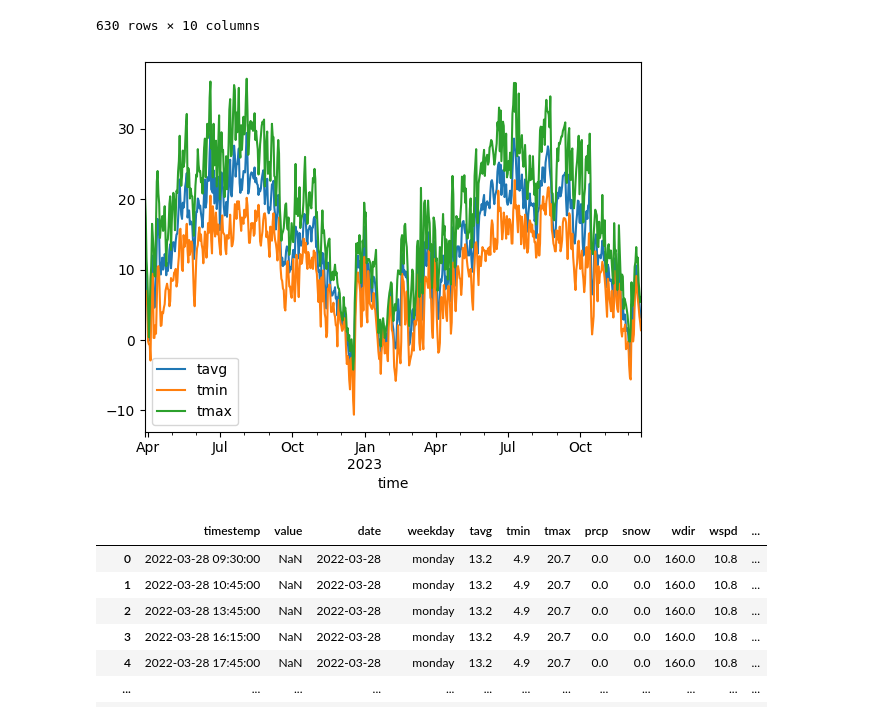
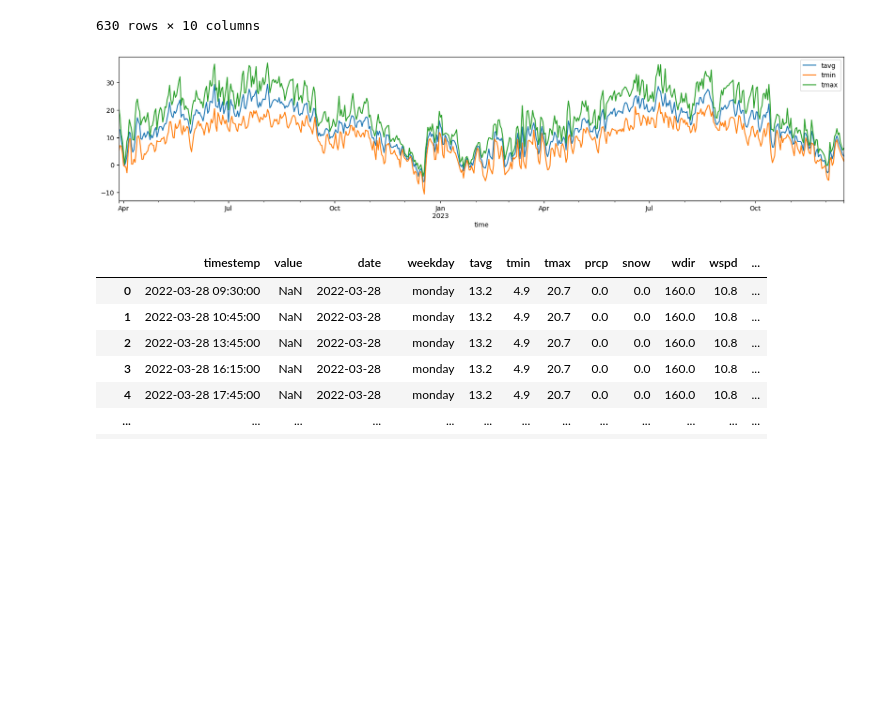
Before and after one commit to PatrykGadziomski/Visitor-prediction, a Jupyter notebook: Project_with_new_data.ipynb, the cells around one changed output. Saved outputs shown, nothing was run; the diff lists cells and outputs as text; code cells hidden in the pictures; blank space fills up the shorter version.

```diff
--- a/Project_with_new_data.ipynb
+++ b/Project_with_new_data.ipynb
@@ -170,10 +170,10 @@ weather_data
 | 2023-12-17 | 3.2 | 1.4 | 6.1 | 0.0 | NaN | 159.0 | 7.1 | 14.8 | 1041.4 | NaN |
 630 rows × 10 columns
 # %%
-weather_data.plot(y=['tavg', 'tmin', 'tmax'])
+weather_data.plot(y=['tavg', 'tmin', 'tmax'], figsize=(20, 4))
 plt.show()
 # %% [output]
-[figure, old version]
+[figure, new version]
 # %%
 # merge data frames
 joined_df = visitor_data.merge(
```
Also changed, not shown: parts of 1 cell of this notebook.
